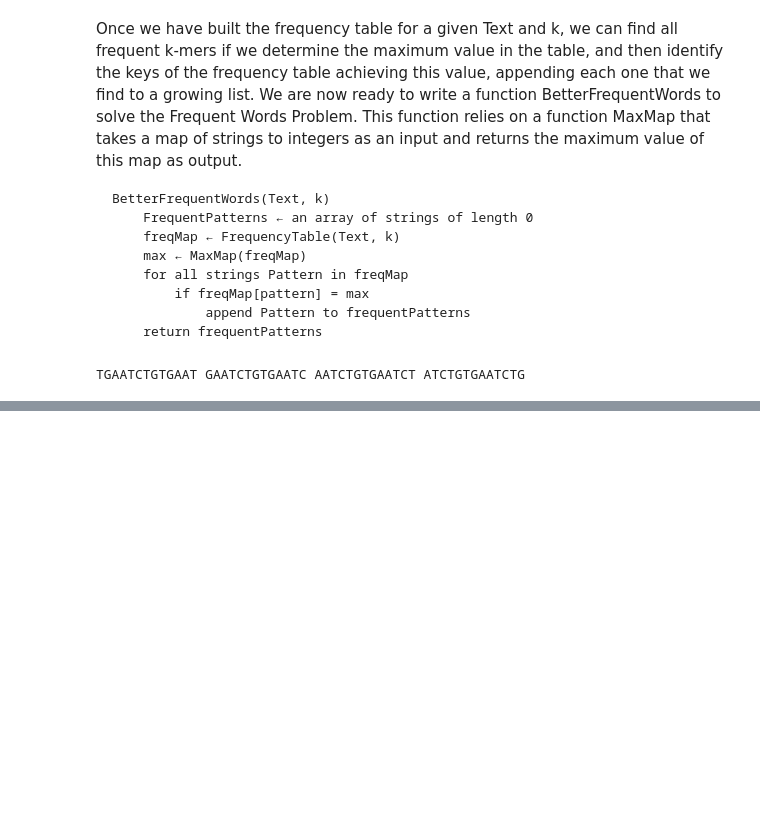
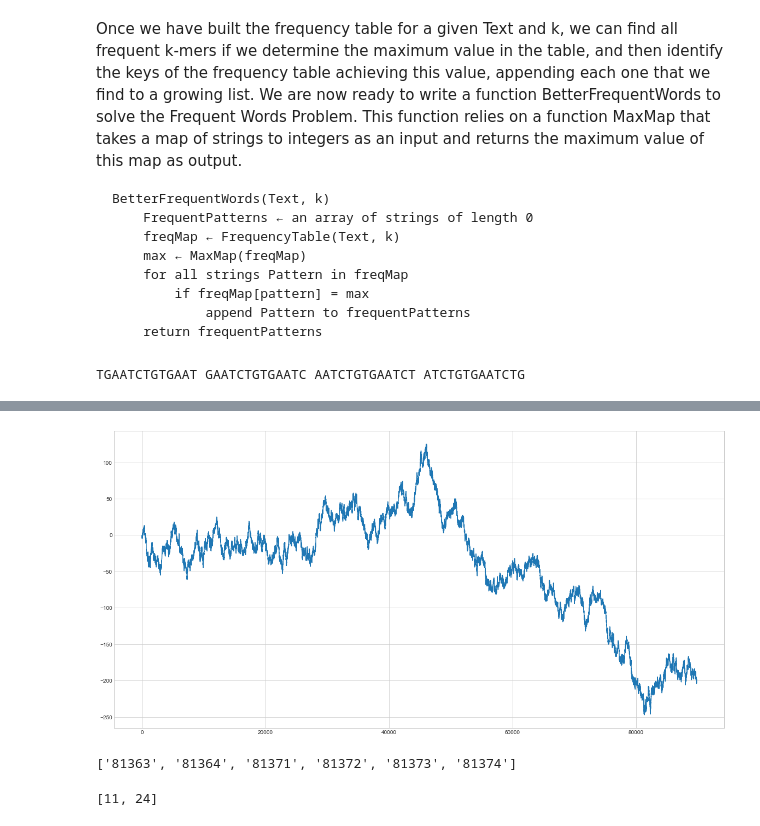
Before and after one commit to recervictory/Bioinformatics-Specialization, a Jupyter notebook: temp/C01W01.ipynb, the cells around one changed output, grey strips where cells are left out. Saved outputs shown, nothing was run; the diff lists cells and outputs as text; code cells hidden in the pictures; blank space fills up the shorter version.

```diff
--- a/temp/C01W01.ipynb
+++ b/temp/C01W01.ipynb
@@ -174,0 +226,39 @@ with open('output/Vibrio_cholerae.txt', 'w') as output_data:
+# %%
+#%matplotlib inline
+import matplotlib.pyplot as plt
+plt.style.use('seaborn-whitegrid')
+import numpy as np
+# %%
+plt.figure(figsize=(20,10))
+plt.plot(x, data)
+plt.show()
+# %% [output]
+[figure, added]
+# %%
+with open ("data/dataset_7_10.txt") as input_file:
+    Text = input_file.read().strip()
+
+def minimum_gc_skew(dna):
+    skew= 0
+    sequence = [0]
+    bases =   {'G' :  1,
+               'C' : -1,
+               'A' :  0,
+               'T' :  0}
+    for nt in dna:
+        skew  += bases[nt]
+        sequence.append(skew)
+    mn = min(sequence)
+    return [str(index) for index, value in enumerate(sequence) if value == mn]
+
+min_skew = minimum_gc_skew(Text)
+print(min_skew)
+
+with open('output/dataset_7_10.txt', 'w') as output_data:
+    output_data.write(' '.join(min_skew))
+# %% [output]
+['81363', '81364', '81371', '81372', '81373', '81374']
+# %%
+minimum_gc_skew('TAAAGACTGCCGAGAGGCCAACACGAGTGCTAGAACGAGGGGCGTAAACGCGGGTCCGAT')
+# %% [output]
+[11, 24]
```
Also changed, not shown: parts of 8 cells of this notebook, 6 other files.
